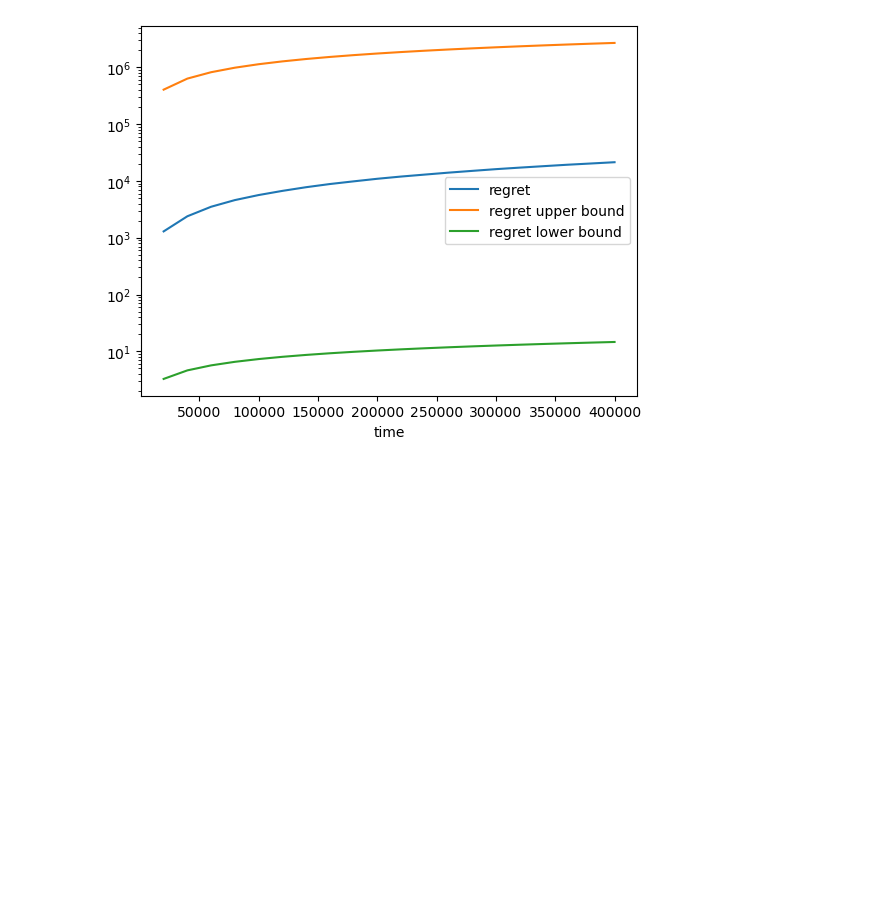
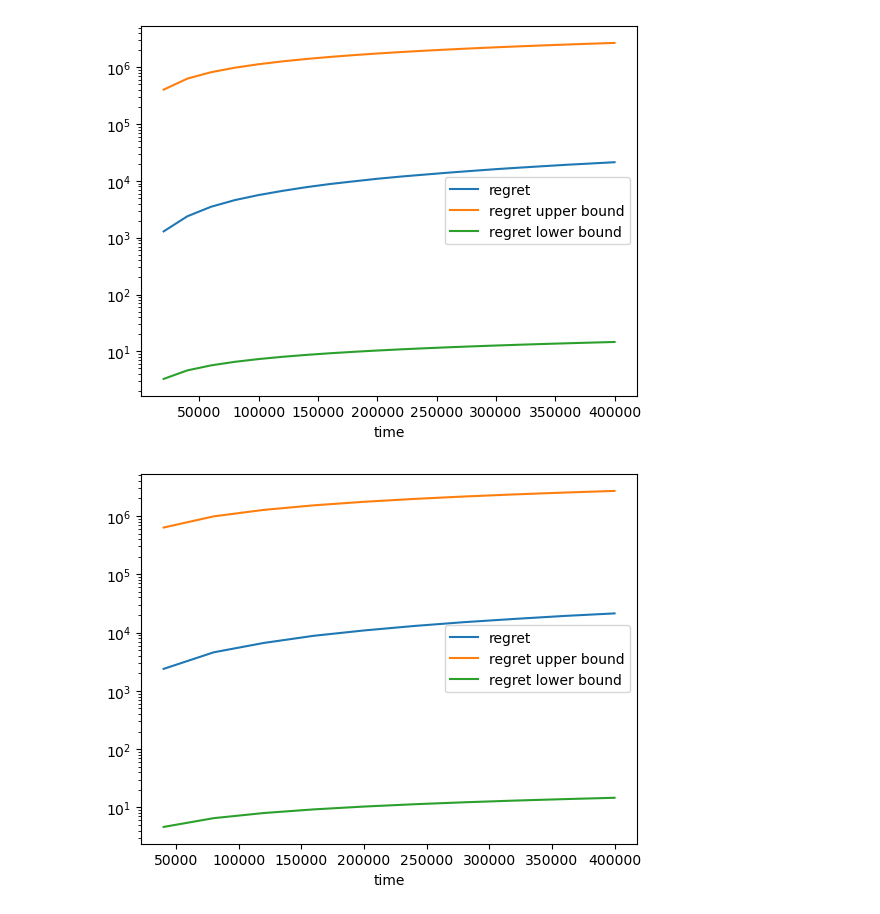
Before and after one commit to emanuelecoccia/online-bilateral-trade, a Jupyter notebook: notebooks/implementation.ipynb, the cells around one changed output. Cells and saved outputs as stored; diff of their text form; code cells hidden in the pictures; blank space fills up the shorter version.

```diff
--- a/notebooks/implementation.ipynb
+++ b/notebooks/implementation.ipynb
@@ -105,3 +224,18 @@ plt.legend()
 plt.show()
 # %% [output]
 [figure]
+# %%
+time, regret = compute_scaling_laws(ConstrainedGFTMax, OrderBookEnvironment, policy_regret=True, adhoc_valuations=True)
+# %%
+# Plot regret against time
+df = pd.DataFrame({'time': time, 'regret': regret})
+df.plot(x='time', y='regret')
+# add the following equation for the upper bound: 92log^(3/2)(T)sqrt(T)
+plt.plot(time, 92*np.log(time)**(3/2)*np.sqrt(time), label='regret upper bound')
+# add the following equation for the lower bound: 5/216 sqrt(T)
+plt.plot(time, 5/216*np.sqrt(time), label='regret lower bound')
+plt.yscale('log')
+plt.legend()
+plt.show()
+# %% [output]
+[figure, added]
```
Also changed, not shown: parts of 20 cells of this notebook.
